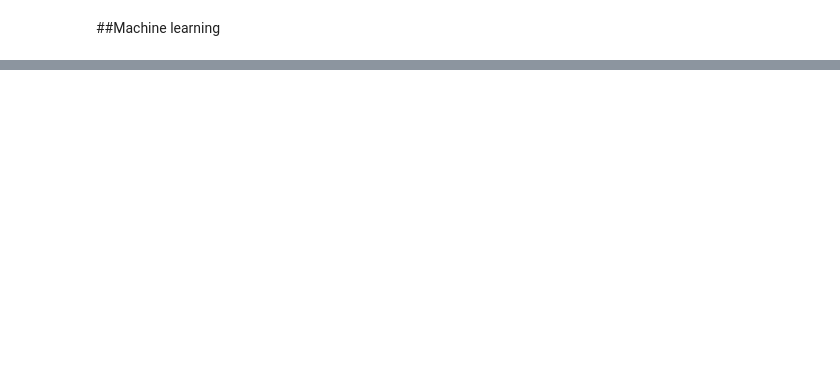
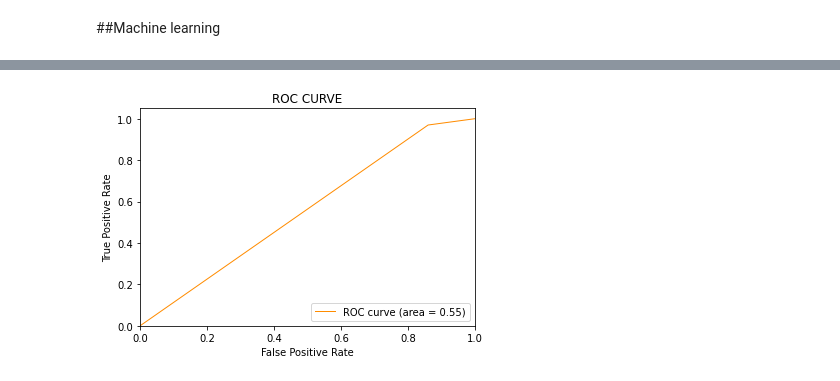
Before and after one commit to PiotrSkoupy/Twitter_Analysis, a Jupyter notebook: ZUM2_NLP.ipynb, the cells around one changed output, grey strips where cells are left out. Saved outputs shown, nothing was run; the diff lists cells and outputs as text; code cells hidden in the pictures; blank space fills up the shorter version.

```diff
--- a/ZUM2_NLP.ipynb
+++ b/ZUM2_NLP.ipynb
@@ -181,0 +254,4 @@ final.to_excel('clustered_data.xlsx',index=False)
+# %%
+from sklearn.model_selection import train_test_split
+X_train, X_test, y_train, y_test = train_test_split(X, y, test_size = 0.05, random_state =42)
+X_validation, X_test, y_validation, y_test = train_test_split(X_test, y_test, test_size = 0.5, random_state =42)
@@ -181,0 +260,5 @@ final.to_excel('clustered_data.xlsx',index=False)
+# %%
+from sklearn.feature_extraction.text import TfidfVectorizer
+vectorizer = TfidfVectorizer(ngram_range=(1,2), max_features=100000)
+X_train = vectorizer.fit_transform(X_train.apply(lambda x: ' '.join(x)))
+print('No. of feature_words: ', len(vectorizer.get_feature_names()))
@@ -181,0 +267,4 @@ final.to_excel('clustered_data.xlsx',index=False)
+# %%
+vectorizer = TfidfVectorizer(ngram_range=(1,2), max_features=100000)
+X_test = vectorizer.fit_transform(X_test.apply(lambda x: ' '.join(x)))
+print('No. of feature_words: ', len(vectorizer.get_feature_names()))
@@ -181,0 +301,6 @@ final.to_excel('clustered_data.xlsx',index=False)
+# %%
+from sklearn.naive_bayes import BernoulliNB
+BNBmodel = BernoulliNB()
+BNBmodel.fit(X_train, y_train)
+model_Evaluate(BNBmodel)
+y_pred_bayes = BNBmodel.predict(X_test)
@@ -181,0 +317,16 @@ final.to_excel('clustered_data.xlsx',index=False)
+# %%
+from sklearn.metrics import roc_curve, auc
+
+fpr, tpr, thresholds = roc_curve(y_test, y_pred_bayes)
+roc_auc = auc(fpr, tpr)
+plt.figure()
+plt.plot(fpr, tpr, color='darkorange', lw=1, label='ROC curve (area = %0.2f)' % roc_auc)
+plt.xlim([0.0, 1.0])
+plt.ylim([0.0, 1.05])
+plt.xlabel('False Positive Rate')
+plt.ylabel('True Positive Rate')
+plt.title('ROC CURVE')
+plt.legend(loc="lower right")
+plt.show()
+# %% [output]
+[figure, added]
```
Also changed, not shown: parts of 25 cells of this notebook.
